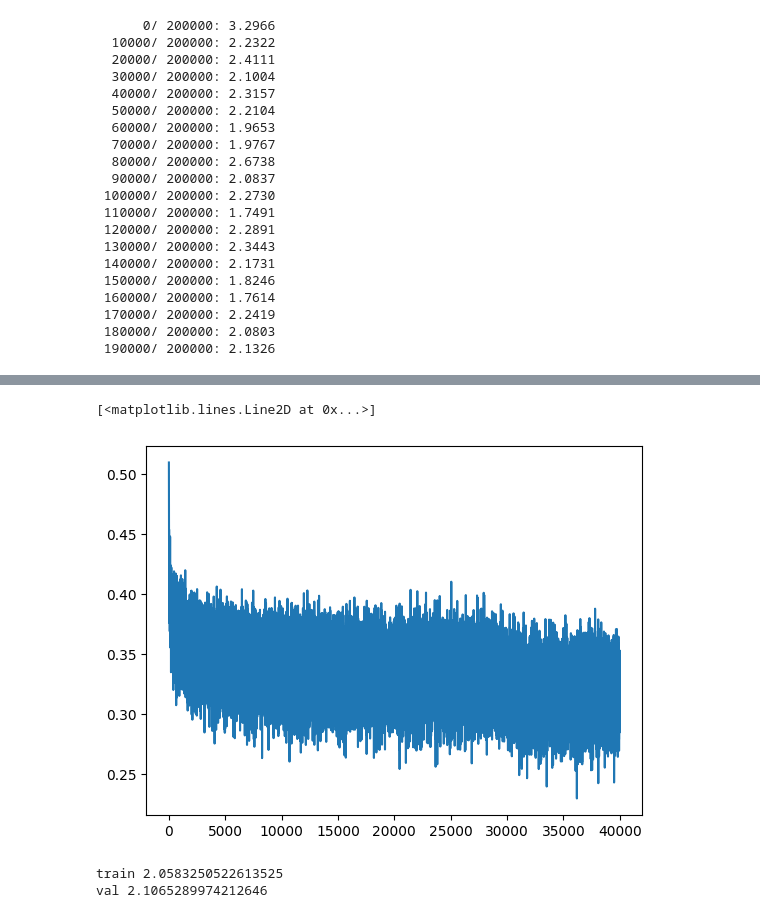
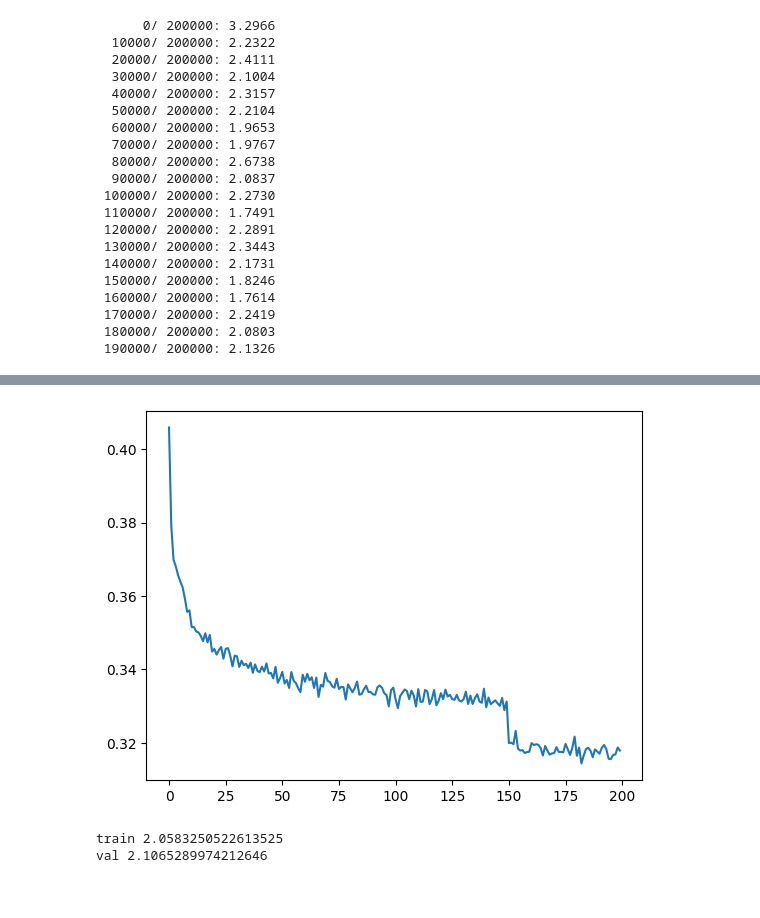
Before and after one commit to ArmyAntSEC/NeuralNets, a Jupyter notebook: makemore_from_scratch/build_makemore_part_5.ipynb, the cells around one changed output, grey strips where cells are left out. Cells and saved outputs as stored; diff of their text form; code cells hidden in the pictures.

```diff
--- a/makemore_from_scratch/build_makemore_part_5.ipynb
+++ b/makemore_from_scratch/build_makemore_part_5.ipynb
@@ -141,19 +173,20 @@ torch.manual_seed(42);
 n_embed = 10
 n_hidden = 200
 
-C = torch.randn((vocab_size,n_embed))
-layers = [
+model = Sequential([
+    Embedding(vocab_size,n_embed),
+    Flatten(),
     Linear(n_embed*block_size, n_hidden, bias=False),
     BatchNorm1d(n_hidden),
     Tanh(),
     Linear(n_hidden, vocab_size),
-]
+])
 
 with torch.no_grad():
-    layers[-1].weight *= 0.1
+    model.layers[-1].weight *= 0.1
 
-parameters = [C] + [p for layer in layers for p in layer.parameters()]
-print ( sum(p.nelement() for p in parameters))
+parameters = model.parameters()
+print ( sum(p.nelement() for p in parameters) )
 for p in parameters:
     p.requires_grad = True
 # %% [output]
@@ -170,11 +203,8 @@ for i in range(max_steps):
     Xb,Yb = Xtr[ix], Ytr[ix]
 
     # Forward pass
-    emb = C[Xb]
-    x = emb.view(emb.shape[0], -1)
-    for layer in layers:
-        x = layer(x)
-    loss = F.cross_entropy(x, Yb)
+    logits = model(Xb)
+    loss = F.cross_entropy(logits, Yb)
 
     # Backwards pass
     for p in parameters:
@@ -217,7 +243,6 @@ plt.plot(lossi);
-# %%
-plt.plot( torch.tensor(lossi).view(-1,5).mean(1) );
-# %% [output]
-[<matplotlib.lines.Line2D at 0x...>]
-[figure, removed]
+# %%
+plt.plot( torch.tensor(lossi).view(-1,1000).mean(1) );
+# %% [output]
+[figure, added]
 # %%
 # Put layers into eval mode
```
Also changed, not shown: parts of 6 cells of this notebook.
